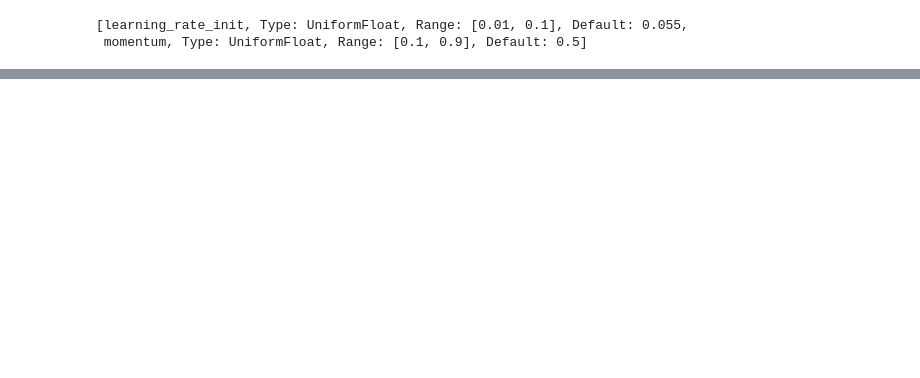
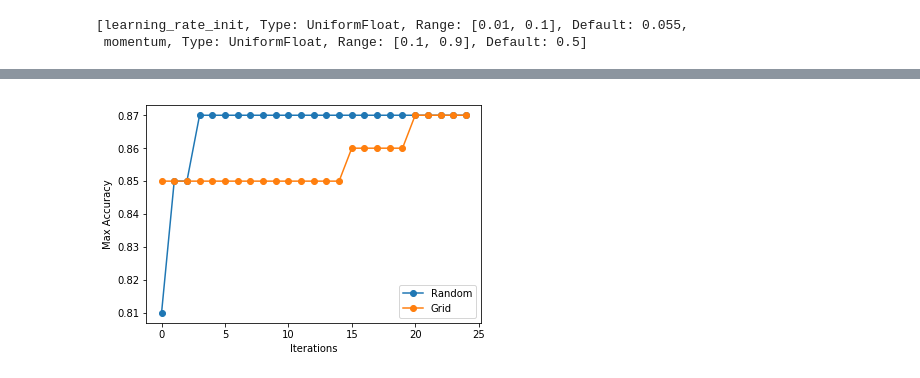
Before and after one commit to pkasela/SecondYear-Assignments, a Jupyter notebook: AML/Assignment5/Assignment5.ipynb, the cells around one changed output, grey strips where cells are left out. Cells and saved outputs as stored; diff of their text form; code cells hidden in the pictures; blank space fills up the shorter version.

```diff
--- a/AML/Assignment5/Assignment5.ipynb
+++ b/AML/Assignment5/Assignment5.ipynb
@@ -184,0 +319,9 @@ plt.show()
+# %%
+plt.plot(np.maximum.accumulate(MLP_RS.cv_results_['mean_test_score']), 'o-')
+plt.plot(np.maximum.accumulate(MLP_GS.cv_results_['mean_test_score']), 'o-')
+plt.legend(['Random','Grid'])
+plt.ylabel('Max '+label_metric)
+plt.xlabel('Iterations')
+plt.show()
+# %% [output]
+[figure, added]
```
Also changed, not shown: parts of 29 cells of this notebook, 1 other file.
